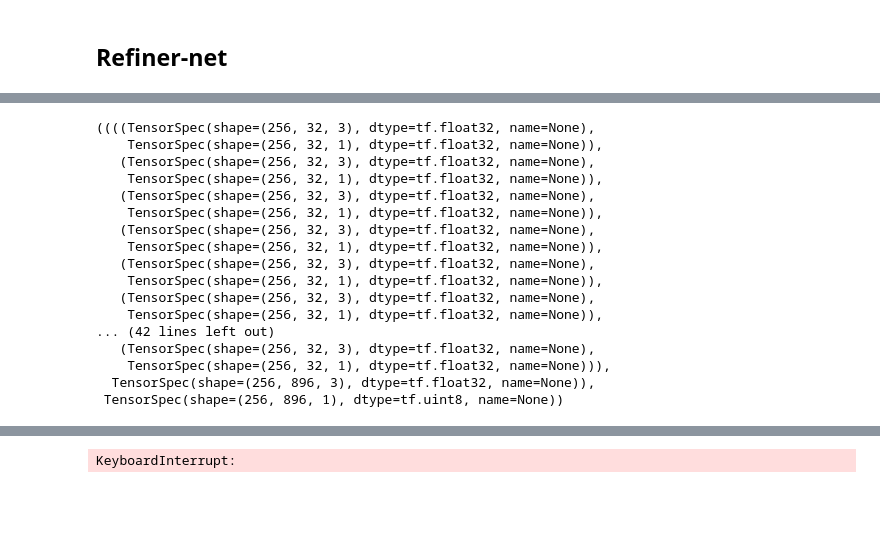
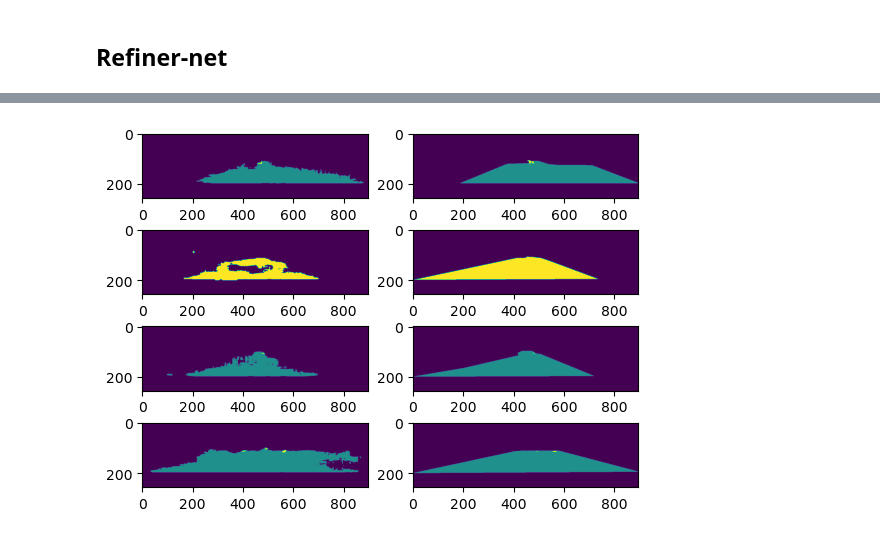
Before and after one commit to keresztesbeata/Unexpected-Obstacle-Detection, a Jupyter notebook: MergeNet.ipynb, the cells around one changed output, grey strips where cells are left out. Saved outputs shown, nothing was run; the diff lists cells and outputs as text; code cells hidden in the pictures; blank space fills up the shorter version.

```diff
--- a/MergeNet.ipynb
+++ b/MergeNet.ipynb
@@ -402,8 +409,8 @@ plot_history(stripe_net_history.history, 'sparse_categorical_accuracy')
 [figure]
 [figure]
 # %%
-for data, label in test_stripes.batch(BATCH_SIZE_STRIPE).as_numpy_iterator():
-    pred_mask = stripe_net_model.predict(data)
+for x, label in test_stripes.batch(BATCH_SIZE_STRIPE).as_numpy_iterator():
+    pred_mask = stripe_net_model.predict(x)
     pred_mask = tf.math.argmax(pred_mask, axis=-1)
     pred_mask = pred_mask[..., tf.newaxis]
     fig, arr = plt.subplots(2, BATCH_SIZE_STRIPE)
@@ -515,8 +522,8 @@ plot_history(context_net_history.history, 'sparse_categorical_accuracy')
 [figure]
 [figure]
 # %%
-for data, label in test_img.shuffle(BATCH_SIZE).batch(BATCH_SIZE).as_numpy_iterator():
-    pred_mask = context_net_model.predict(data)
+for x, label in test_img.shuffle(BATCH_SIZE).batch(BATCH_SIZE).as_numpy_iterator():
+    pred_mask = context_net_model.predict(x)
     pred_mask = tf.math.argmax(pred_mask, axis=-1)
     pred_mask = pred_mask[..., tf.newaxis]
     fig, arr = plt.subplots(BATCH_SIZE, 2)
@@ -608,20 +601,0 @@ plot_history(refiner_net_history.history, 'sparse_categorical_accuracy')
-# %%
-test_mix.element_spec
-# %% [output]
-((((TensorSpec(shape=(256, 32, 3), dtype=tf.float32, name=None),
-    TensorSpec(shape=(256, 32, 1), dtype=tf.float32, name=None)),
-   (TensorSpec(shape=(256, 32, 3), dtype=tf.float32, name=None),
-    TensorSpec(shape=(256, 32, 1), dtype=tf.float32, name=None)),
-   (TensorSpec(shape=(256, 32, 3), dtype=tf.float32, name=None),
-    TensorSpec(shape=(256, 32, 1), dtype=tf.float32, name=None)),
-   (TensorSpec(shape=(256, 32, 3), dtype=tf.float32, name=None),
-    TensorSpec(shape=(256, 32, 1), dtype=tf.float32, name=None)),
-   (TensorSpec(shape=(256, 32, 3), dtype=tf.float32, name=None),
-    TensorSpec(shape=(256, 32, 1), dtype=tf.float32, name=None)),
-   (TensorSpec(shape=(256, 32, 3), dtype=tf.float32, name=None),
-    TensorSpec(shape=(256, 32, 1), dtype=tf.float32, name=None)),
-... (42 lines left out)
-   (TensorSpec(shape=(256, 32, 3), dtype=tf.float32, name=None),
-    TensorSpec(shape=(256, 32, 1), dtype=tf.float32, name=None))),
-  TensorSpec(shape=(256, 896, 3), dtype=tf.float32, name=None)),
- TensorSpec(shape=(256, 896, 1), dtype=tf.uint8, name=None))
@@ -628,12 +604,11 @@ test_mix.element_spec
 # %%
-for data in test_mix.batch(BATCH_SIZE).as_numpy_iterator():
-    pred_mask = refiner_net_model.predict(data)
+for x, y in test_mix.batch(BATCH_SIZE).as_numpy_iterator():
+    pred_mask = refiner_net_model.predict(x)
     pred_mask = tf.math.argmax(pred_mask, axis=-1)
     pred_mask = pred_mask[..., tf.newaxis]
     fig, arr = plt.subplots(BATCH_SIZE, 2)
     for i in range(BATCH_SIZE):
         arr[i, 0].imshow(pred_mask[i])
-        arr[i, 1].imshow(data[i][-1])
-        print(np.unique(pred_mask))
+        arr[i, 1].imshow(y[i])
     break
 # %% [output]
@@ -641 +616 @@ ERROR! Session/line number was not unique in database. History logging moved to
-KeyboardInterrupt:
+[figure, added]
```
Also changed, not shown: parts of 12 cells of this notebook.
